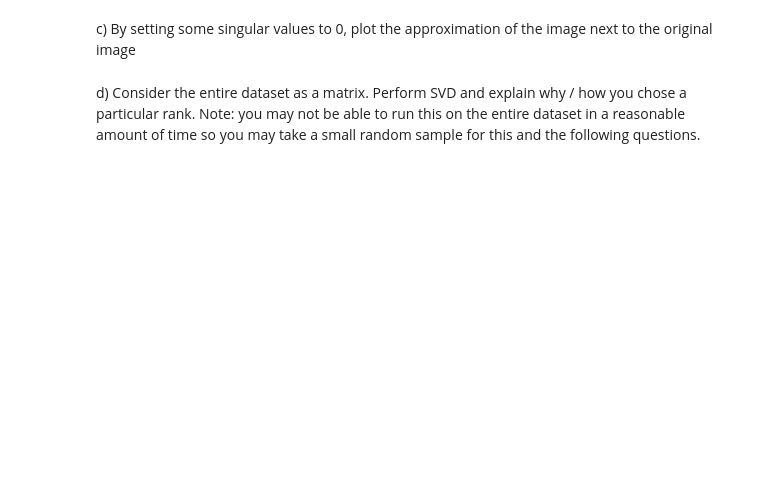
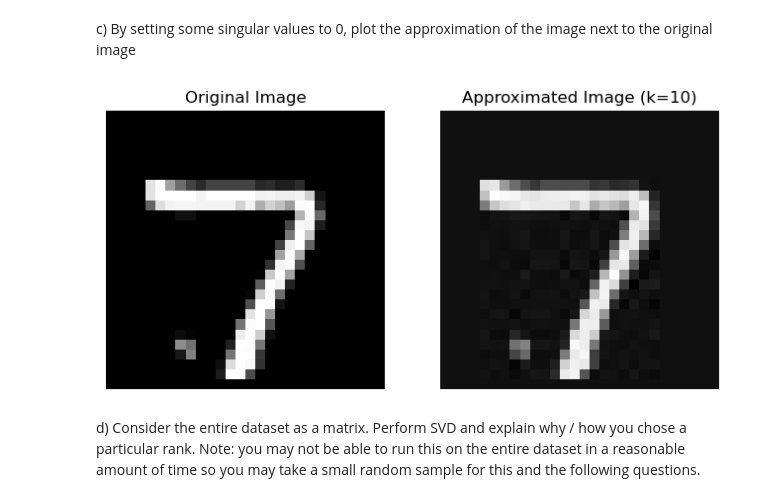
Before and after one commit to dvorins/Data-Science-Fundamentals, a Jupyter notebook: lecture_10/worksheet_10.ipynb, the cells around one changed output. Drawn from its saved outputs; the diff is of its cells as text; code cells hidden in the pictures; blank space fills up the shorter version.

```diff
--- a/lecture_10/worksheet_10.ipynb
+++ b/lecture_10/worksheet_10.ipynb
@@ -332,4 +357,24 @@ b) Plot its singular value plot.
 # %% [markdown]
 c) By setting some singular values to 0, plot the approximation of the image next to the original image
+# %%
+num_singular_values_to_keep = 10
+s[num_singular_values_to_keep:] = 0
+approximated_image = np.dot(u, np.dot(np.diag(s), vt))
+
+# Plot the original and approximated images side by side
+plt.figure(figsize=(8, 4))
+plt.subplot(1, 2, 1)
+plt.imshow(random_image, cmap='gray')
+plt.title('Original Image')
+plt.axis('off')
+
+plt.subplot(1, 2, 2)
+plt.imshow(approximated_image, cmap='gray')
+plt.title(f'Approximated Image (k={num_singular_values_to_keep})')
+plt.axis('off')
+
+plt.show()
+# %% [output]
+[figure, added]
 # %% [markdown]
 d) Consider the entire dataset as a matrix. Perform SVD and explain why / how you chose a particular rank. Note: you may not be able to run this on the entire dataset in a reasonable amount of time so you may take a small random sample for this and the following questions.
```
Also changed, not shown: parts of 13 cells of this notebook.
